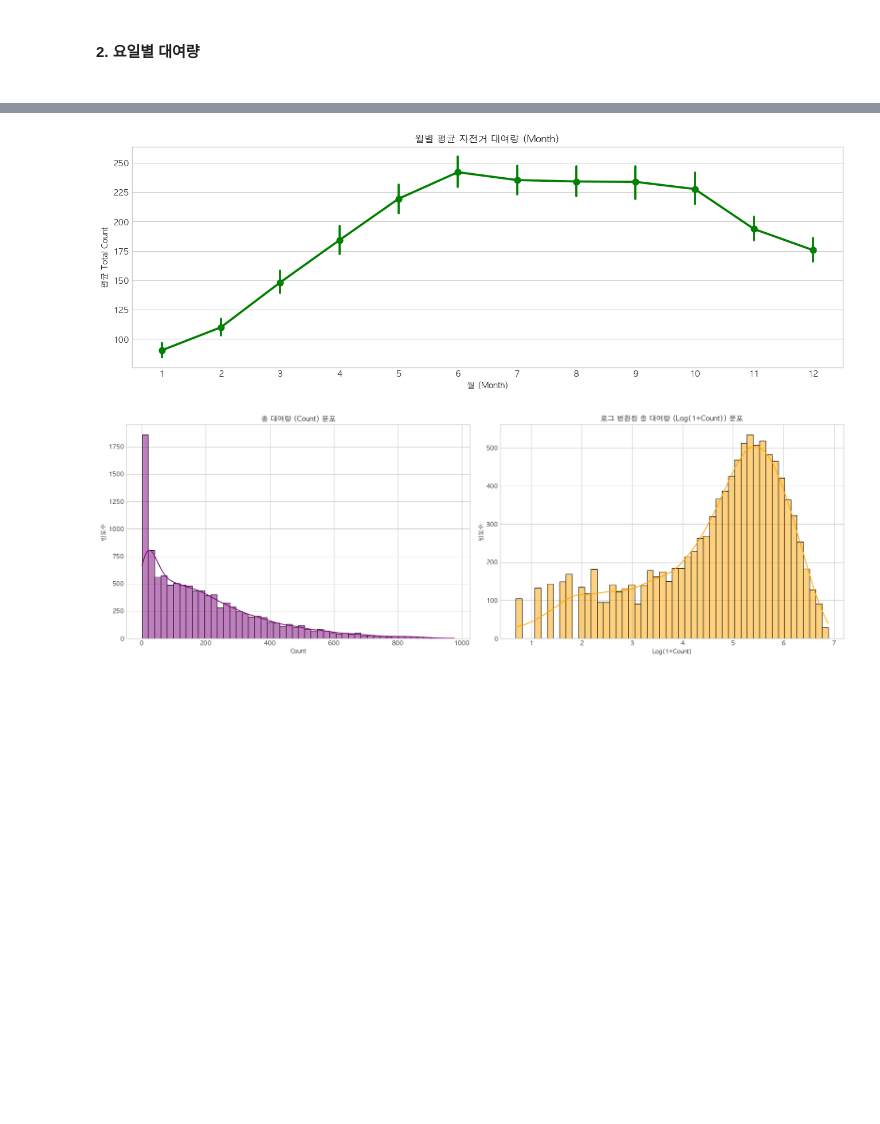
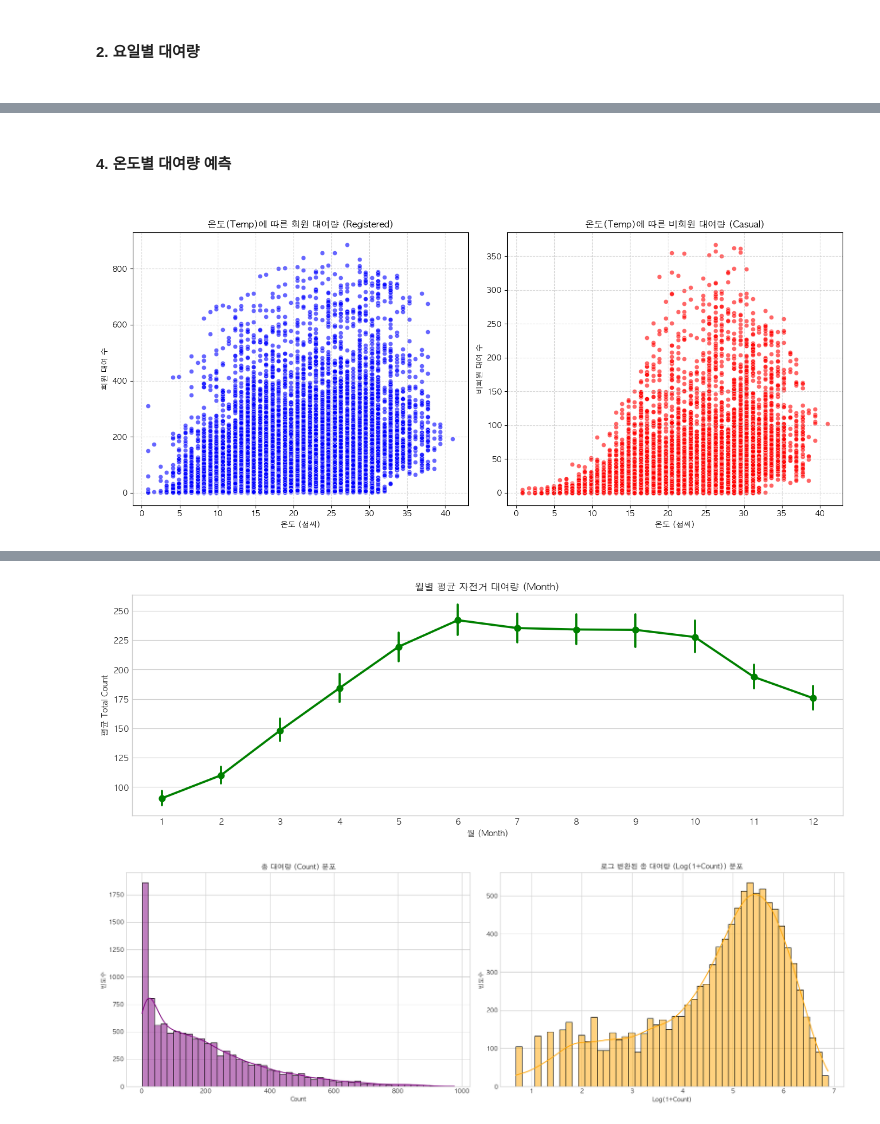
Before and after one commit to 90heum/trainEDA-PredictiveModeling, a Jupyter notebook: 미션1_4팀_마정흠.ipynb, the cells around one changed output, grey strips where cells are left out. Cells and saved outputs as stored; diff of their text form; code cells hidden in the pictures; blank space fills up the shorter version.

```diff
--- a/미션1_4팀_마정흠.ipynb
+++ b/미션1_4팀_마정흠.ipynb
@@ -248,0 +266,24 @@ plt.show()
+# %% [markdown]
+<h4>4. 온도별 대여량 예측<h4>
+# %%
+plt.figure(figsize=(14, 6))
+
+plt.subplot(1, 2, 1)
+sns.scatterplot(x='temp', y='registered', data=train, alpha=0.6, color='blue')
+plt.title('온도(Temp)에 따른 회원 대여량 (Registered)')
+plt.ylabel('회원 대여 수')
+plt.xlabel('온도 (섭씨)')
+plt.grid(True, linestyle='--', alpha=0.5)
+
+# 2. 비회원 (Casual) 대여량 vs 온도
+plt.subplot(1, 2, 2)
+sns.scatterplot(x='temp', y='casual', data=train, alpha=0.6, color='red')
+plt.title('온도(Temp)에 따른 비회원 대여량 (Casual)')
+plt.ylabel('비회원 대여 수')
+plt.xlabel('온도 (섭씨)')
+plt.grid(True, linestyle='--', alpha=0.5)
+
+plt.tight_layout()
+plt.show()
+# %% [output]
+[figure, added]
```
Also changed, not shown: parts of 20 cells of this notebook.
